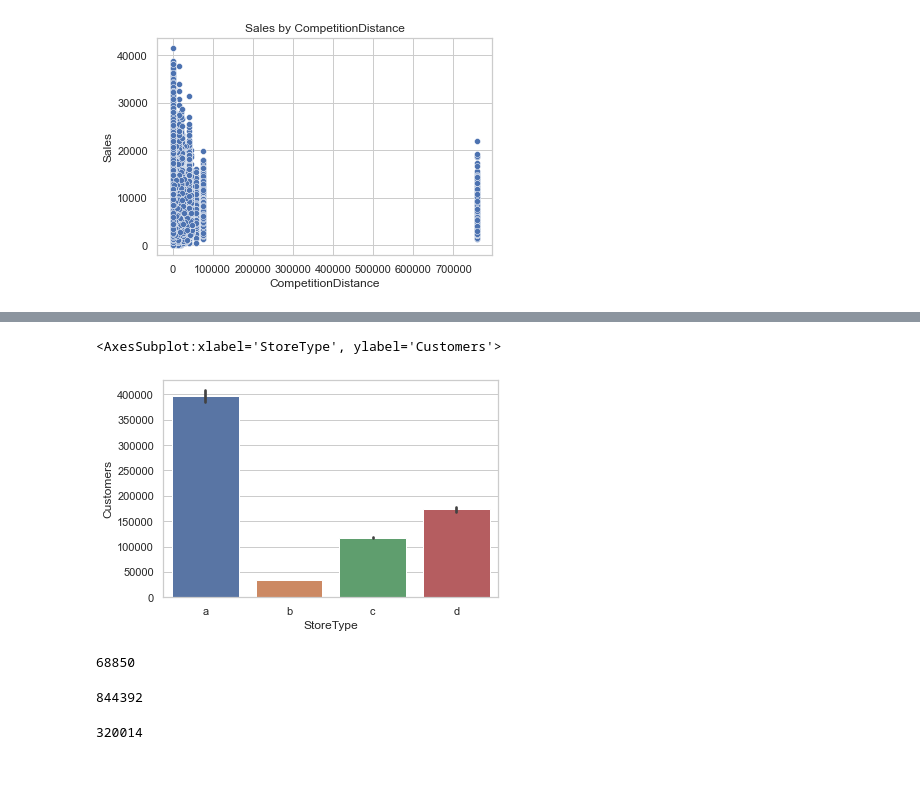
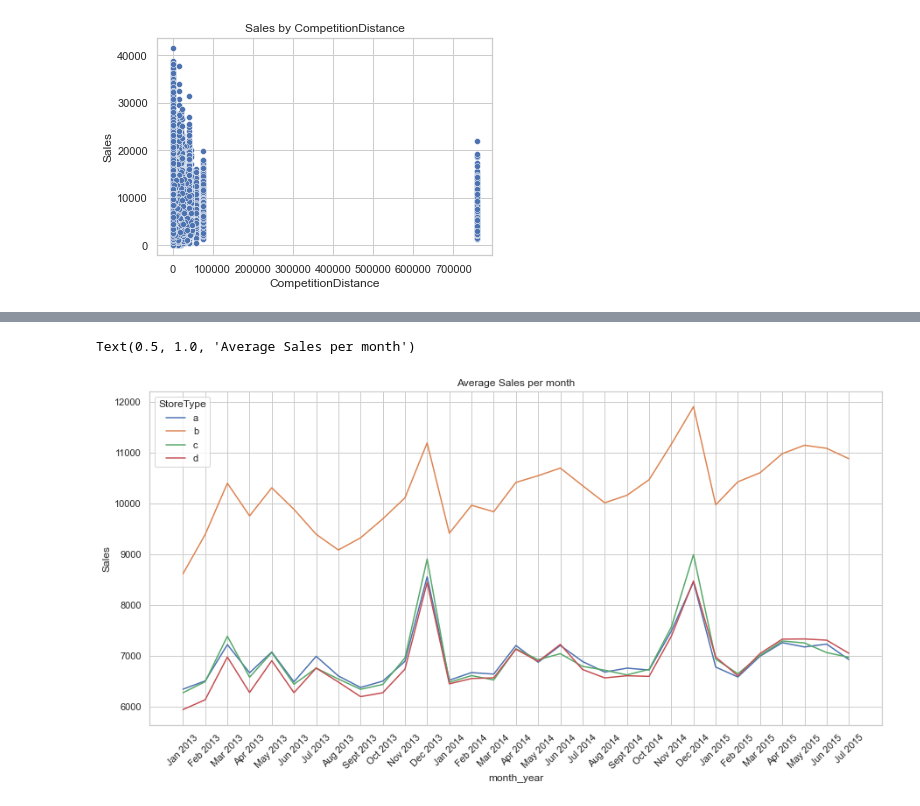
Before and after one commit to kevinassobo/ML_Business_Case, a Jupyter notebook: Notebooks/visualization.ipynb, the cells around one changed output, grey strips where cells are left out. Cells and saved outputs as stored; diff of their text form; code cells hidden in the pictures; blank space fills up the shorter version.

```diff
--- a/Notebooks/visualization.ipynb
+++ b/Notebooks/visualization.ipynb
@@ -129,17 +166,8 @@ df_grouped
-# %%
-sns.barplot(data=df_grouped, x='StoreType', y='Customers')
-# %% [output]
-<AxesSubplot:xlabel='StoreType', ylabel='Customers'>
-[figure, removed]
-# %%
-len(df[(df['Promo']==0) & (df['IsPromo2Applied']==1)])
-# %% [output]
-68850
-# %%
-len(df)
-# %% [output]
-844392
-# %%
-len(df[(df['Promo']==1) & (df['IsPromo2Applied']==0)])
-# %% [output]
-320014
+# %%
+plt.figure(figsize=(15, 7))
+sns.lineplot(data=df_grouped, x='month_year', y='Sales', hue='StoreType')
+plt.tick_params(axis='x', labelrotation = 45)
+plt.title("Average Sales per month")
+# %% [output]
+Text(0.5, 1.0, 'Average Sales per month')
+[figure, added]
```
Also changed, not shown: parts of 10 cells of this notebook, 6 other files.
